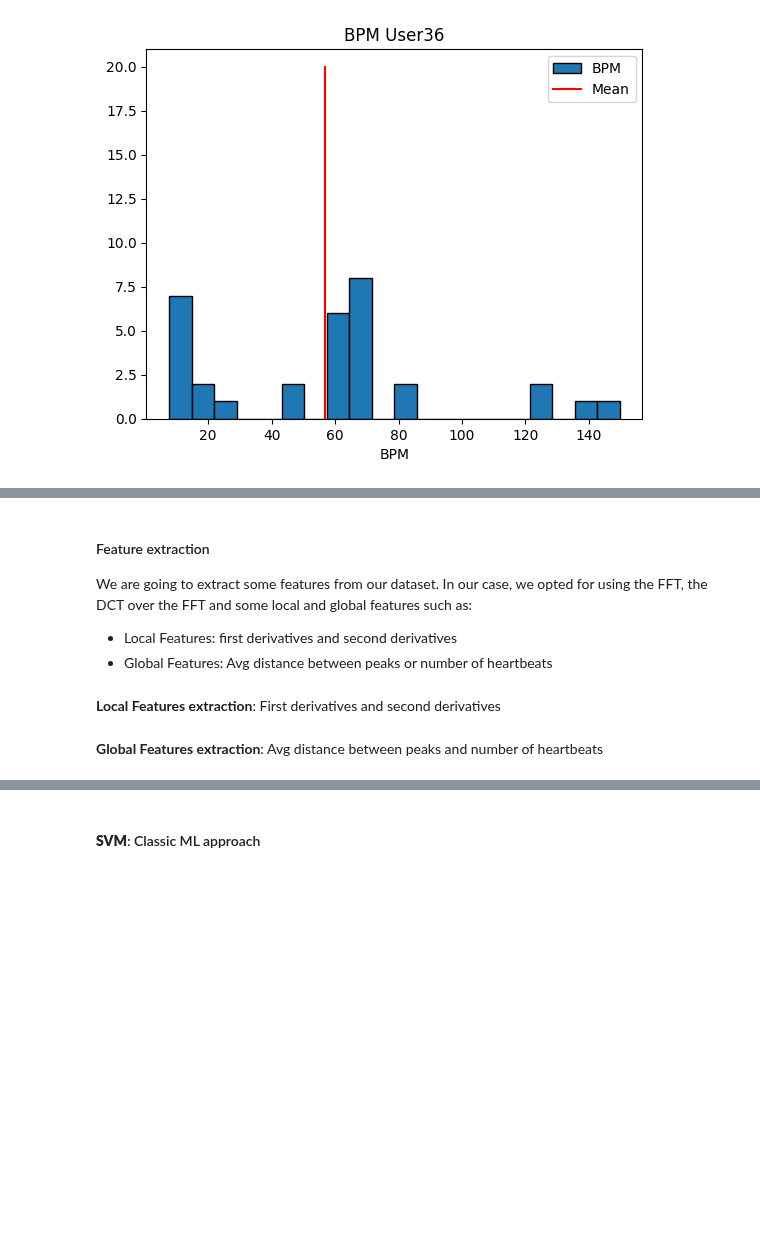
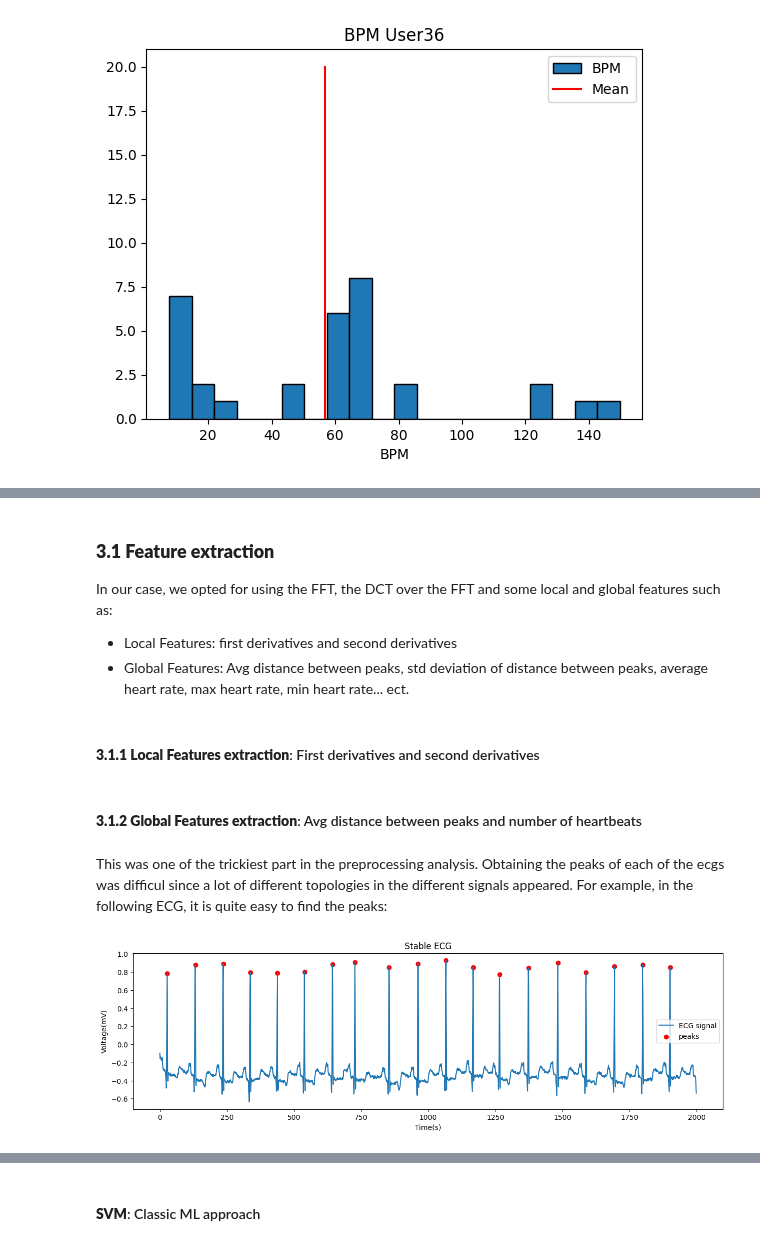
Before and after one commit to Javimh18/RESPT, a Jupyter notebook: Part-I/Lab3/lab3.ipynb, the cells around one changed output, grey strips where cells are left out. Saved outputs shown, nothing was run; the diff lists cells and outputs as text; code cells hidden in the pictures; blank space fills up the shorter version.

```diff
--- a/Part-I/Lab3/lab3.ipynb
+++ b/Part-I/Lab3/lab3.ipynb
@@ -305,15 +302,34 @@ plt.show()
 ecg_data = load_ecg_data()
 df_ecg_data = pd.DataFrame(ecg_data)
 # %% [markdown]
-#### Feature extraction
+### __3.1 Feature extraction__
 
-We are going to extract some features from our dataset. In our case, we opted for using the FFT, the DCT over the FFT and some local and global features such as:
+In our case, we opted for using the FFT, the DCT over the FFT and some local and global features such as:
 * Local Features: first derivatives and second derivatives
-* Global Features: Avg distance between peaks or number of heartbeats
+* Global Features: Avg distance between peaks, std deviation of distance between peaks, average heart rate, max heart rate, min heart rate... ect.
 # %% [markdown]
-__Local Features extraction__: First derivatives and second derivatives
+#### __3.1.1 Local Features extraction__: First derivatives and second derivatives
 # %%
 df_ecg_data['deriv1'] = df_ecg_data['ecg_data'].apply(lambda x: np.gradient(np.array(x)))
 df_ecg_data['deriv2'] = df_ecg_data['deriv1'].apply(lambda x: np.gradient(np.array(x)))
 # %% [markdown]
-__Global Features extraction__: Avg distance between peaks and number of heartbeats
+#### __3.1.2 Global Features extraction__: Avg distance between peaks and number of heartbeats
+# %% [markdown]
+This was one of the trickiest part in the preprocessing analysis. Obtaining the peaks of each of the ecgs was difficul since a lot of different topologies in the different signals appeared. For example, in the following ECG, it is quite easy to find the peaks:
+# %%
+sample_data = np.stack(df_ecg_data['ecg_data'])
+
+INDEX = 0
+ecg = sample_data[:][INDEX]
+n_values = np.arange(0, 2000, 1)
+peaks_idx, _ = find_peaks(ecg, height=np.max(ecg)*0.2)
+plt.figure(figsize=(15, 4))
+plt.plot(n_values, ecg, label='ECG signal')
+plt.scatter(peaks_idx, ecg[peaks_idx], color='red', label='peaks')
+plt.xlabel("Time(s)")
+plt.ylabel("Voltage(mV)")
+plt.title("Stable ECG")
+plt.legend()
+plt.show()
+# %% [output]
+[figure, added]
```
Also changed, not shown: parts of 56 cells of this notebook.
